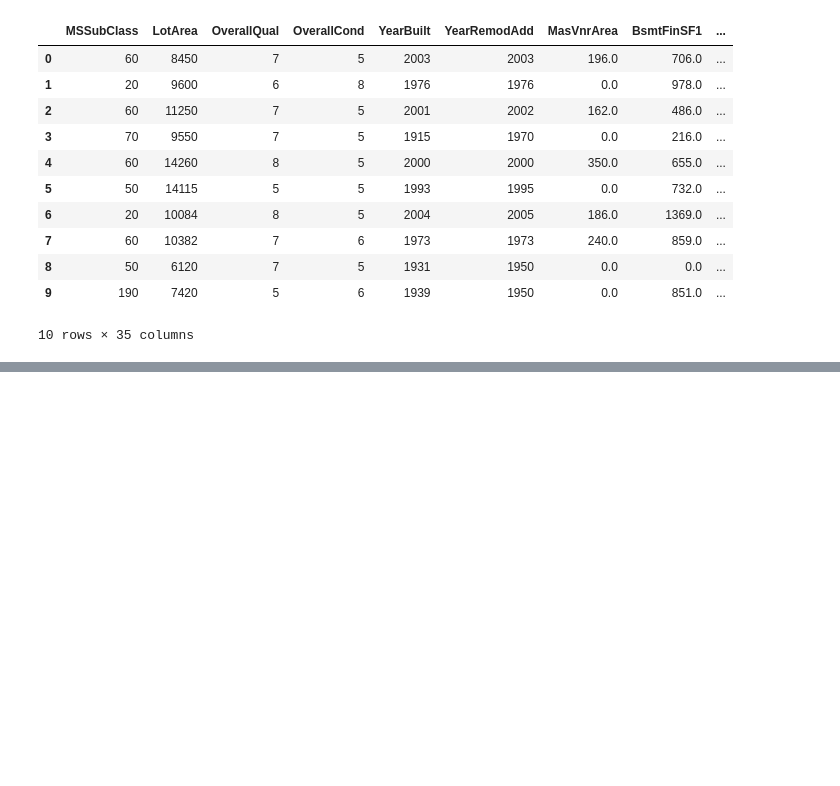
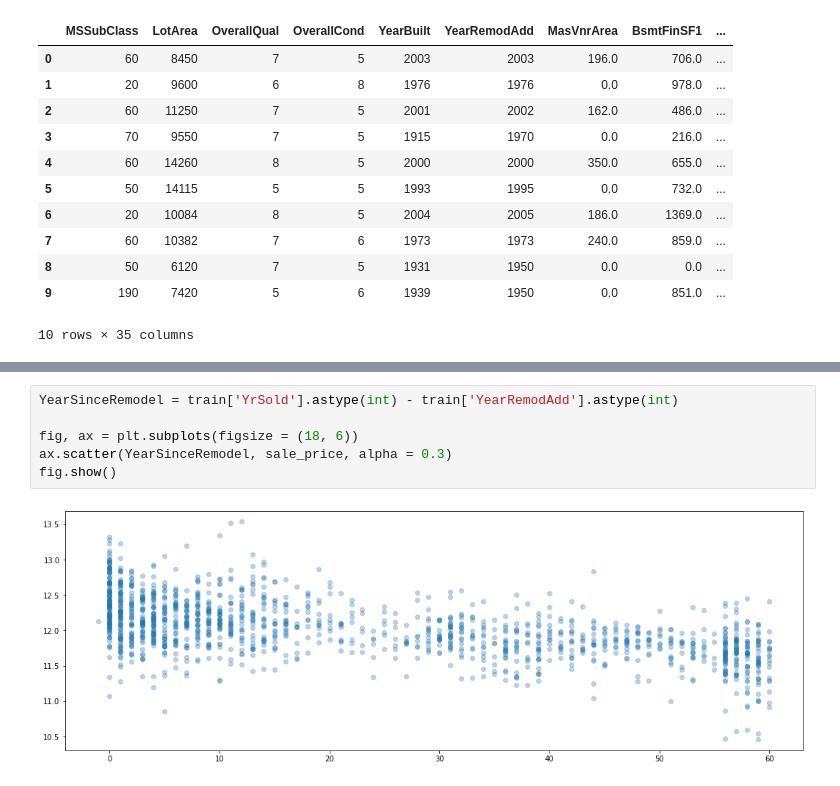
Before and after one commit to tiobi/personal_kaggle, a Jupyter notebook: house-prices/1st_sub_re.ipynb, the cells around one changed output, grey strips where cells are left out. Saved outputs shown, nothing was run; the diff lists cells and outputs as text; blank space fills up the shorter version.

```diff
--- a/house-prices/1st_sub_re.ipynb
+++ b/house-prices/1st_sub_re.ipynb
@@ -261,0 +343,8 @@ from scipy.stats import boxcox_normmax
+# %%
+YearSinceRemodel = train['YrSold'].astype(int) - train['YearRemodAdd'].astype(int)
+
+fig, ax = plt.subplots(figsize = (18, 6))
+ax.scatter(YearSinceRemodel, sale_price, alpha = 0.3)
+fig.show()
+# %% [output]
+[figure, added]
```
Also changed, not shown: parts of 18 cells of this notebook.
